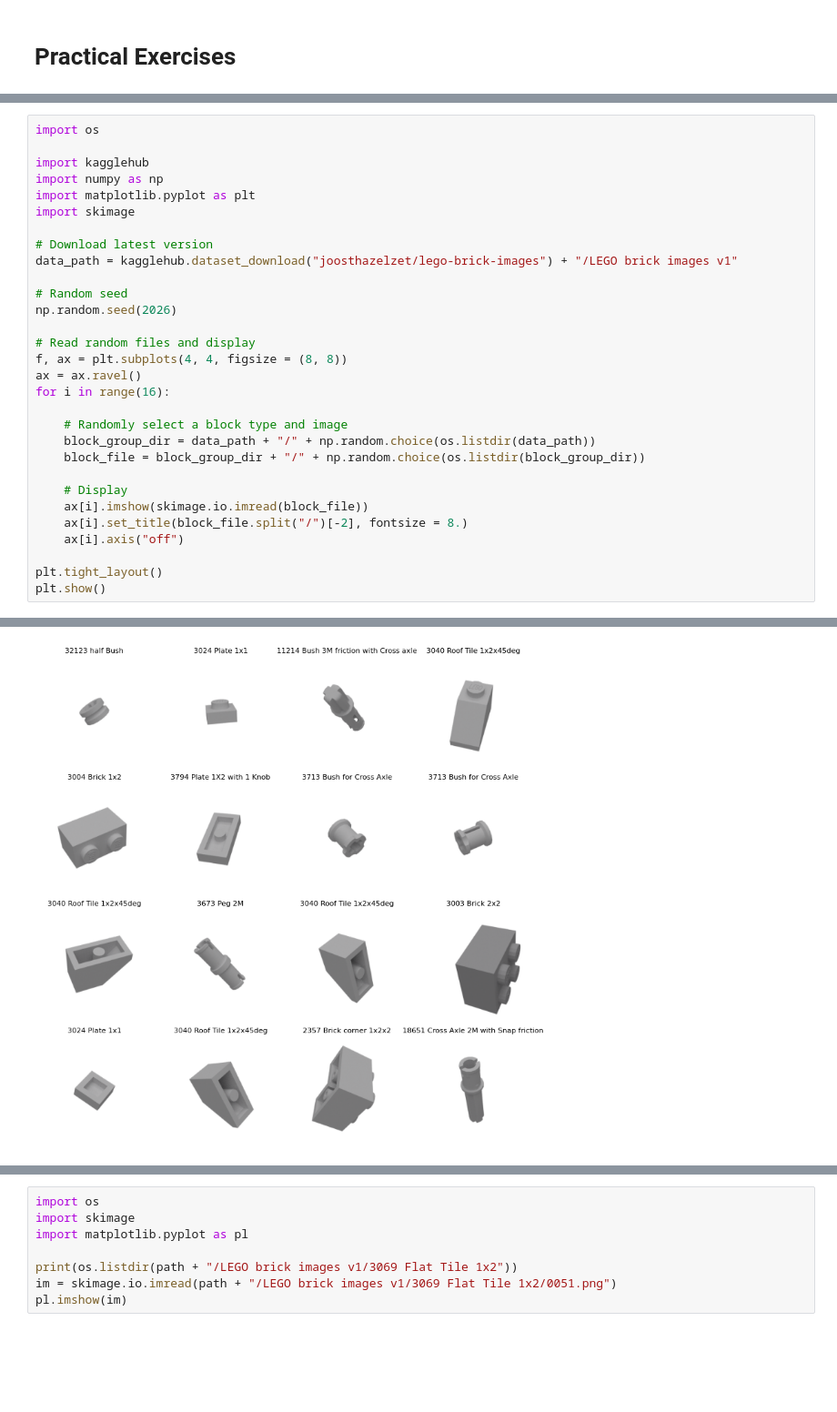
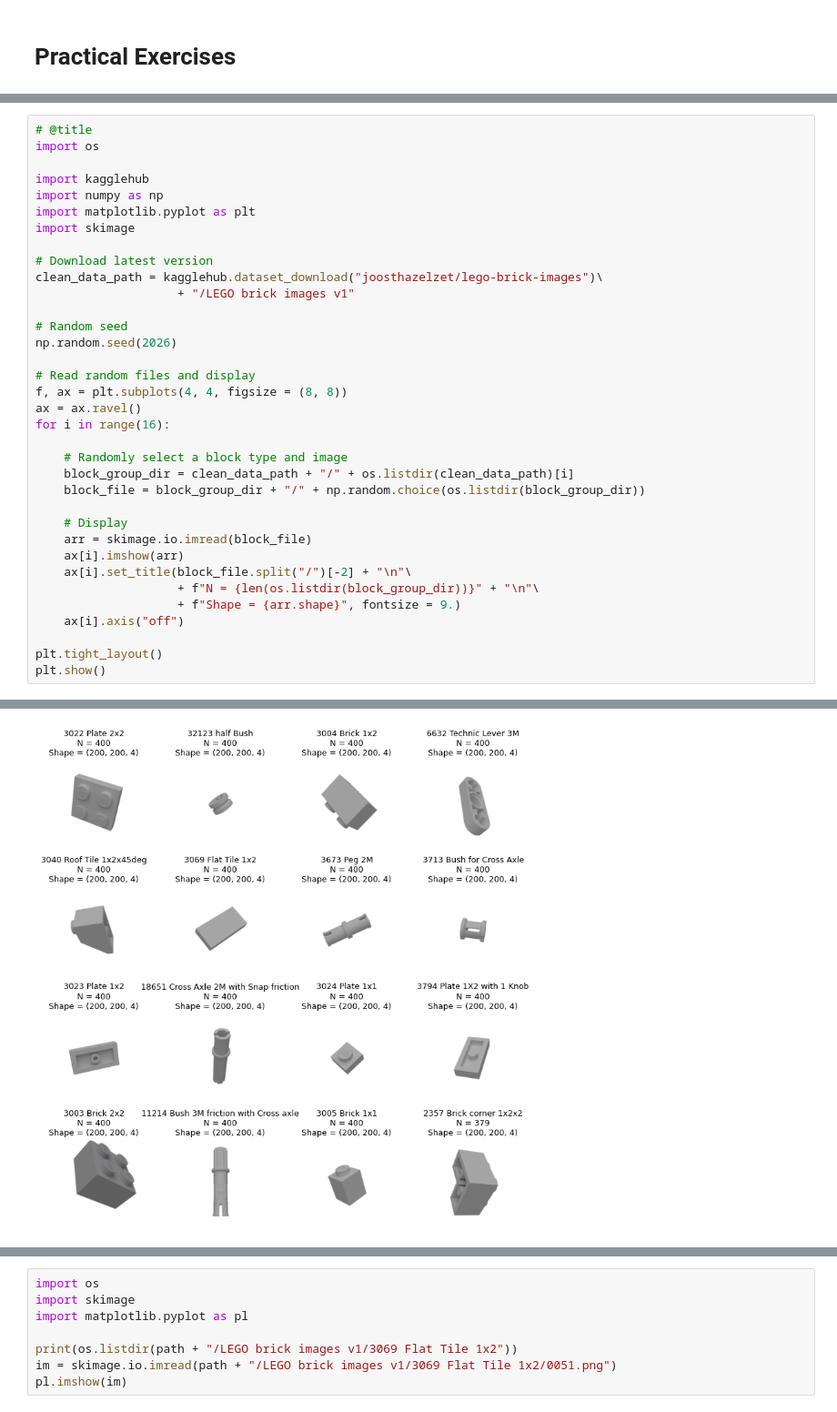
Before and after one commit to mdblackledge/theoryofimaging2, a Jupyter notebook: workshop/practical_exercises.ipynb, the cells around one changed output, grey strips where cells are left out. Shown at 91% size. Cells and saved outputs as stored; diff of their text form; blank space fills up the shorter version.

```diff
--- a/workshop/practical_exercises.ipynb
+++ b/workshop/practical_exercises.ipynb
@@ -19,33 +19,38 @@
 # %%
+# @title
 import os
 
 import kagglehub
 import numpy as np
 import matplotlib.pyplot as plt
 import skimage
 
 # Download latest version
-data_path = kagglehub.dataset_download("joosthazelzet/lego-brick-images") + "/LEGO brick images v1"
+clean_data_path = kagglehub.dataset_download("joosthazelzet/lego-brick-images")\
+                    + "/LEGO brick images v1"
 
 # Random seed
 np.random.seed(2026)
 
 # Read random files and display
 f, ax = plt.subplots(4, 4, figsize = (8, 8))
 ax = ax.ravel()
 for i in range(16):
 
     # Randomly select a block type and image
-    block_group_dir = data_path + "/" + np.random.choice(os.listdir(data_path))
+    block_group_dir = clean_data_path + "/" + os.listdir(clean_data_path)[i]
     block_file = block_group_dir + "/" + np.random.choice(os.listdir(block_group_dir))
 
     # Display
-    ax[i].imshow(skimage.io.imread(block_file))
-    ax[i].set_title(block_file.split("/")[-2], fontsize = 8.)
+    arr = skimage.io.imread(block_file)
+    ax[i].imshow(arr)
+    ax[i].set_title(block_file.split("/")[-2] + "\n"\
+                    + f"N = {len(os.listdir(block_group_dir))}" + "\n"\
+                    + f"Shape = {arr.shape}", fontsize = 9.)
     ax[i].axis("off")
 
 plt.tight_layout()
 plt.show()
 # %% [output]
 Using Colab cache for faster access to the 'lego-brick-images' dataset.
-[figure, old version]
+[figure, new version]
```
Also changed, not shown: parts of 7 cells of this notebook.
